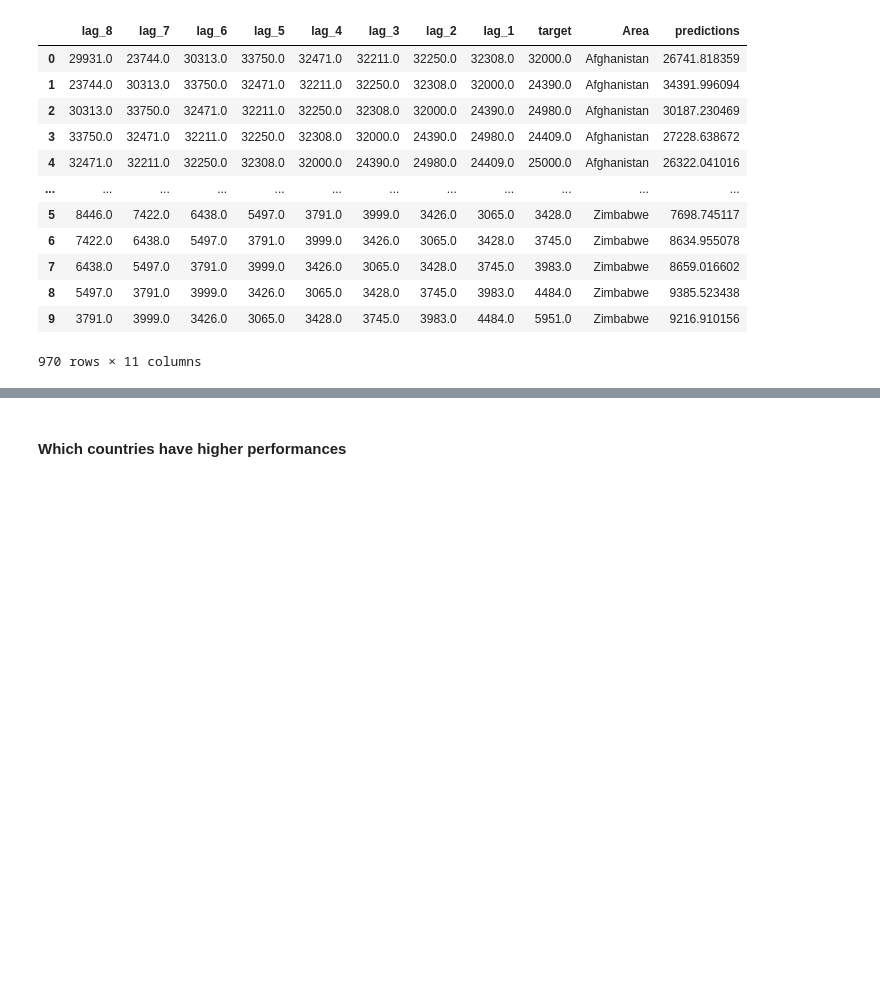
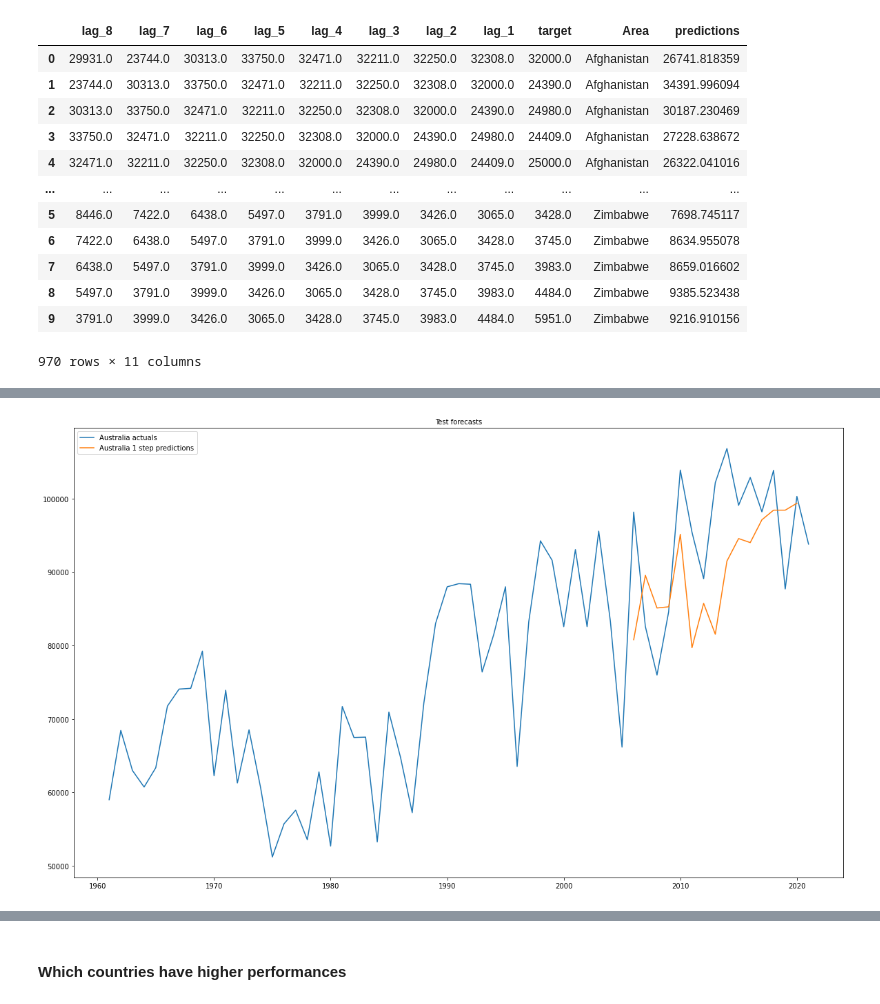
Before and after one commit to william-b-mr/agritech-project, a Jupyter notebook: code/agritech.ipynb, the cells around one changed output, grey strips where cells are left out. Drawn from its saved outputs; the diff is of its cells as text; code cells hidden in the pictures; blank space fills up the shorter version.

```diff
--- a/code/agritech.ipynb
+++ b/code/agritech.ipynb
@@ -1118,0 +1057,9 @@ plt.show()
+# %%
+fig = plt.figure(figsize=(20,12))
+plt.title("Test forecasts", fontsize=10)
+plt.plot(df_model[df_model.Area == 'Australia']["Year"].values, df_model[df_model.Area == 'Australia']["Value"].values, label="Australia actuals")
+plt.plot(list(range(2006,2021)), test_df[test_df.Area == 'Australia']["predictions"].values, label="Australia 1 step predictions")
+plt.legend()
+plt.show()
+# %% [output]
+[figure, added]
```
Also changed, not shown: parts of 34 cells of this notebook.
